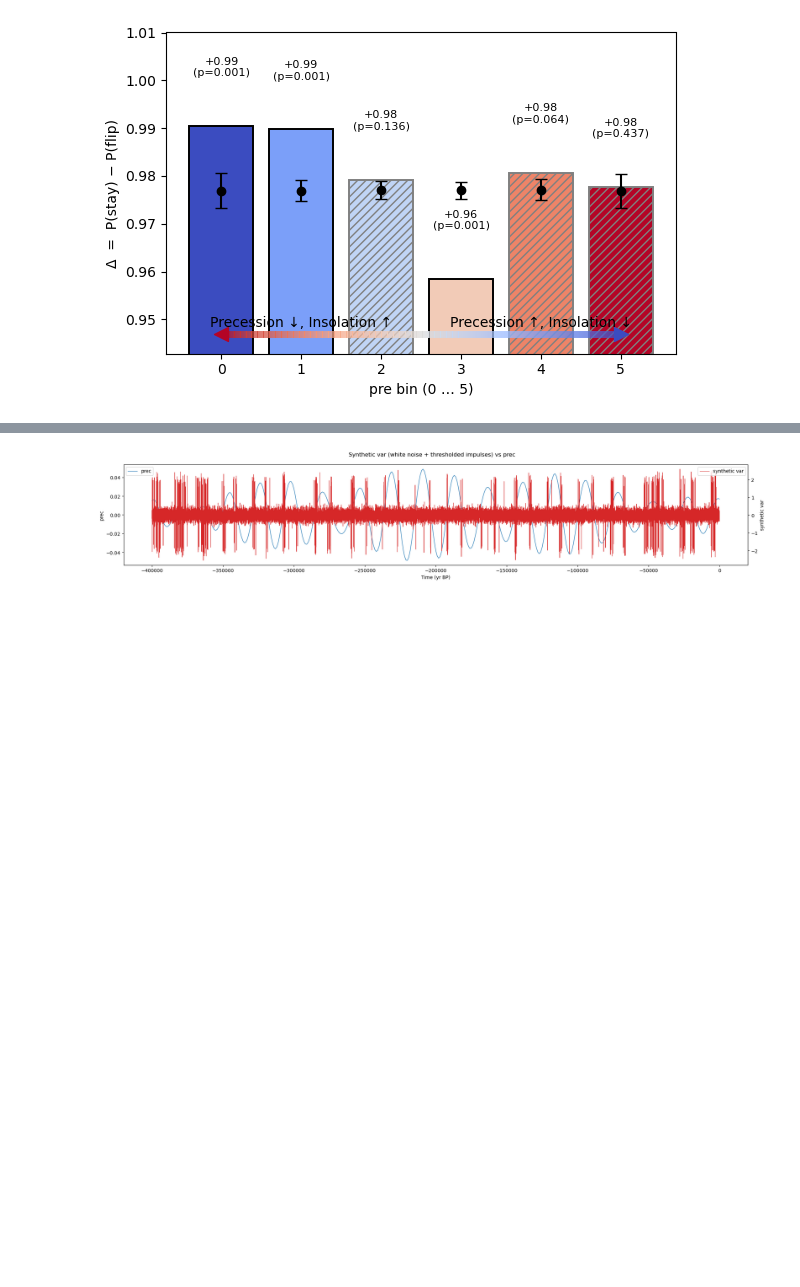
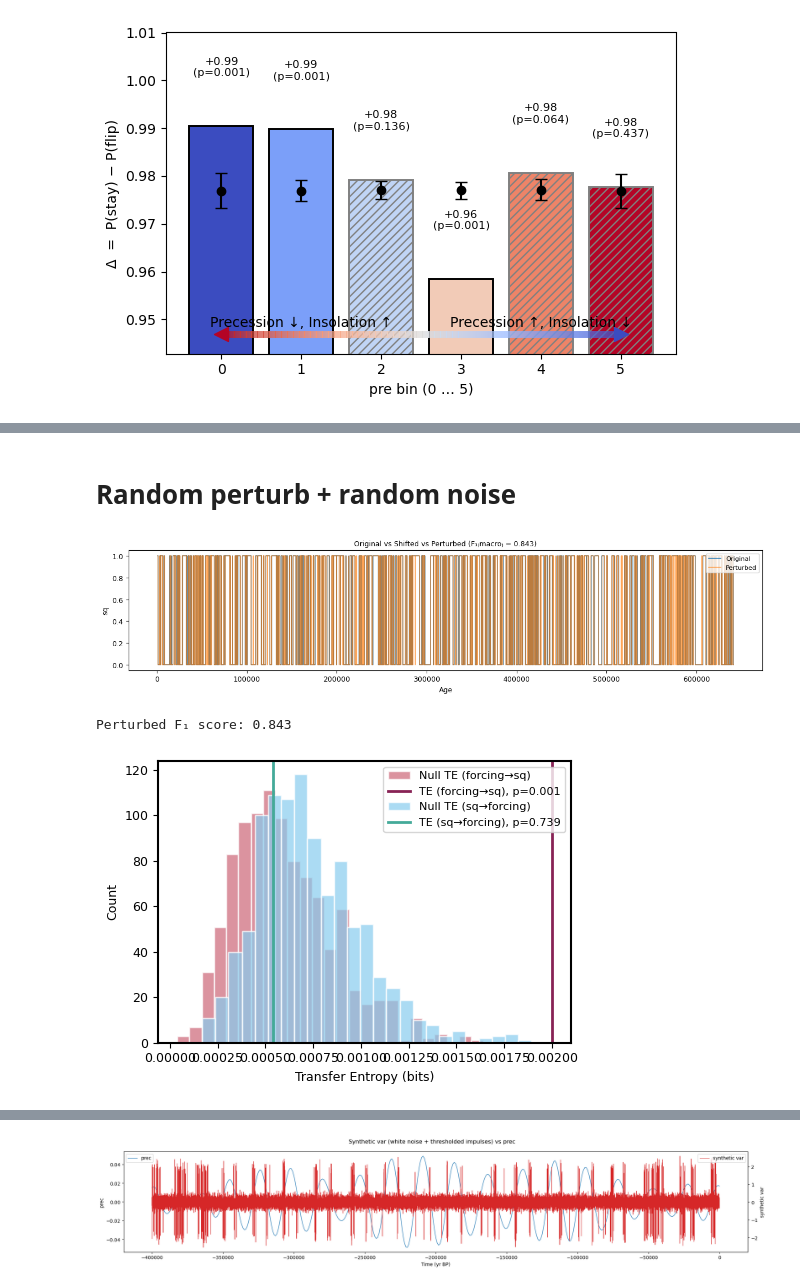
Before and after one commit to Peisong-Zheng/bipolar_seesaw_CCM, a Jupyter notebook: Syn_test_TBK.ipynb, the cells around one changed output, grey strips where cells are left out. Cells and saved outputs as stored; diff of their text form; code cells hidden in the pictures; blank space fills up the shorter version.

```diff
--- a/Syn_test_TBK.ipynb
+++ b/Syn_test_TBK.ipynb
@@ -419,0 +610,26 @@ First 10 local-TE values: [[-0.0118951  -0.0118951  -0.0118951  ...  0.00439759
+# %% [markdown]
+# Random perturb + random noise
+# %%
+from toolbox import syn_test as syn_t
+import importlib;
+importlib.reload(syn_t)
+
+
+df_pert, f1 = syn_t.perturb_sequence_v2(df_sq, n_events=250, min_len=3, max_len=6, trans_shift=4, plot=True)
+print(f"Perturbed F₁ score: {f1:.3f}")
+
+
+pre = df_pre_i['pre'].values
+sq  = df_pert['sq'].values
+
+result, fig = sa.transfer_entropy_surrogate_test(
+    pre, sq,
+    forcing_bins=6, sq_bins=2,
+    sq_method='quantile',
+    binary=True,
+    n_surr=1000
+)
+# %% [output]
+[figure, added]
+Perturbed F₁ score: 0.843
+[figure, added]
```
Also changed, not shown: parts of 10 cells of this notebook, 15 other files.
